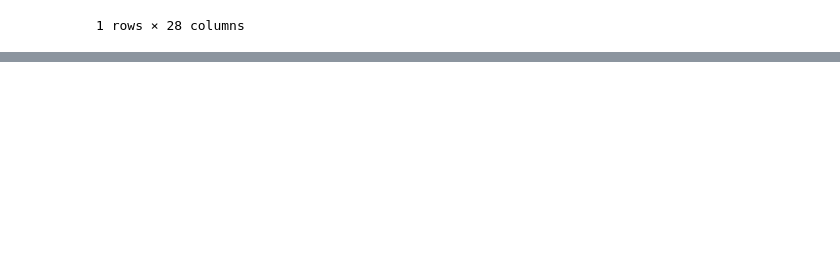
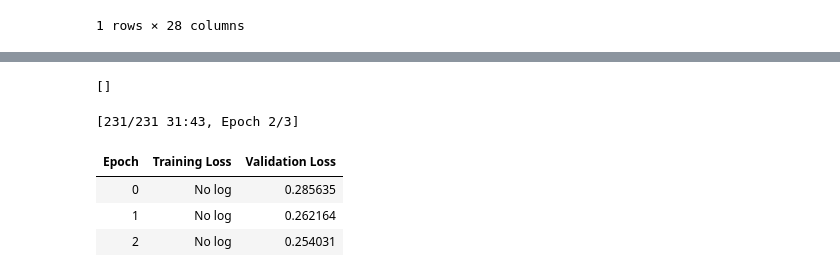
Before and after one commit to Ankinator/ankinator-flashcard-models, a Jupyter notebook: notebooks/models/image-to-text/Image_Captioning_vit_gpt2.ipynb, the cells around one changed output, grey strips where cells are left out. Cells and saved outputs as stored; diff of their text form; code cells hidden in the pictures; blank space fills up the shorter version.

```diff
--- a/notebooks/models/image-to-text/Image_Captioning_vit_gpt2.ipynb
+++ b/notebooks/models/image-to-text/Image_Captioning_vit_gpt2.ipynb
@@ -396,0 +458,3 @@ To disable this warning, you can either:
+# %%
+synthetic_slides.dataset.set_format(type='torch')
+synthetic_slides.dataset
@@ -396,0 +476,42 @@ To disable this warning, you can either:
+# %%
+[i for i, l in enumerate(synthetic_slides.dataset["train"]["labels"]) if len(l) > 128]
+# %% [output]
+[]
+# %%
+from transformers import Seq2SeqTrainer, Seq2SeqTrainingArguments
+
+training_args = Seq2SeqTrainingArguments(
+    predict_with_generate=True,
+    evaluation_strategy="epoch",
+    per_device_train_batch_size=50,
+    per_device_eval_batch_size=50,
+    gradient_checkpointing=False,
+#    fp16=True, # Mixed Precision Training
+    gradient_accumulation_steps=5,
+    output_dir="./vit-gpt2-out"
+)
+# %%
+from transformers import default_data_collator
+
+train_dataset=synthetic_slides.dataset["train"]
+eval_dataset=synthetic_slides.dataset["validation"]
+
+# train_dataset=gold_standard.dataset["train"]
+# eval_dataset=gold_standard.dataset["validation"]
+
+trainer = Seq2SeqTrainer(
+    model=model,
+    tokenizer=feature_extractor,
+    args=training_args,
+    train_dataset=train_dataset,
+    eval_dataset=eval_dataset,
+    data_collator=default_data_collator
+)
+trainer.train()
+trainer.save_model("./vit-gpt2-out")
+# %% [output]
+[231/231 31:43, Epoch 2/3]
+| Epoch | Training Loss | Validation Loss |
+| 0 | No log | 0.285635 |
+| 1 | No log | 0.262164 |
+| 2 | No log | 0.254031 |
```
Also changed, not shown: parts of 8 cells of this notebook, 7 other files.
